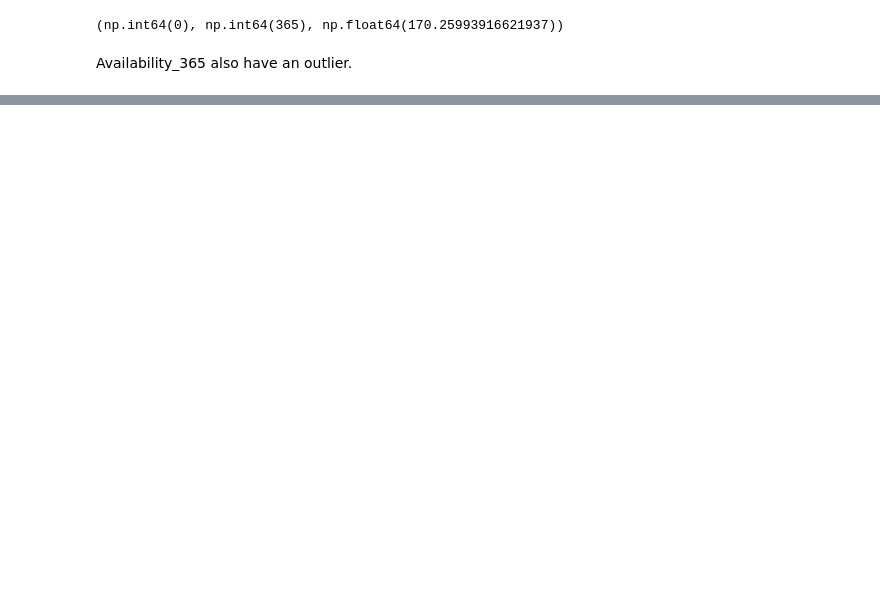
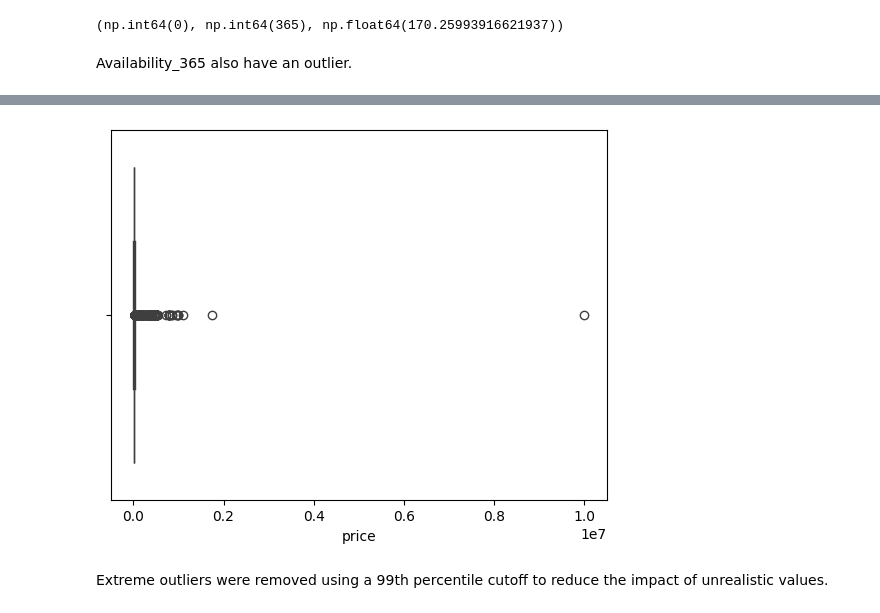
Before and after one commit to jasonandreasw/airbnb-eda, a Jupyter notebook: notebooks/airbnb_eda.ipynb, the cells around one changed output, grey strips where cells are left out. Saved outputs shown, nothing was run; the diff lists cells and outputs as text; code cells hidden in the pictures; blank space fills up the shorter version.

Commit message:
Cleaned dataset by handling missing values and removing outliers

```diff
--- a/notebooks/airbnb_eda.ipynb
+++ b/notebooks/airbnb_eda.ipynb
@@ -214,0 +219,2 @@ Availability_365 also have an outlier.
+# %%
+df_clean = df_clean.dropna(subset=['price'])
@@ -214,0 +223,2 @@ Availability_365 also have an outlier.
+# %%
+df_clean = df_clean.drop(columns=['neighbourhood_group'])
@@ -214,0 +227,2 @@ Availability_365 also have an outlier.
+# %%
+df_clean.fillna({'reviews_per_month': 0}, inplace=True)
@@ -214,0 +245,2 @@ Availability_365 also have an outlier.
+# %%
+df_clean = df_clean.drop(columns=['last_review'])
@@ -214,0 +261,5 @@ Availability_365 also have an outlier.
+# %%
+sns.boxplot(x=df_clean['price'])
+plt.show()
+# %% [output]
+[figure, added]
@@ -214,0 +269,2 @@ Availability_365 also have an outlier.
+# %% [markdown]
+Extreme outliers were removed using a 99th percentile cutoff to reduce the impact of unrealistic values.
```
Also changed, not shown: parts of 18 cells of this notebook.
